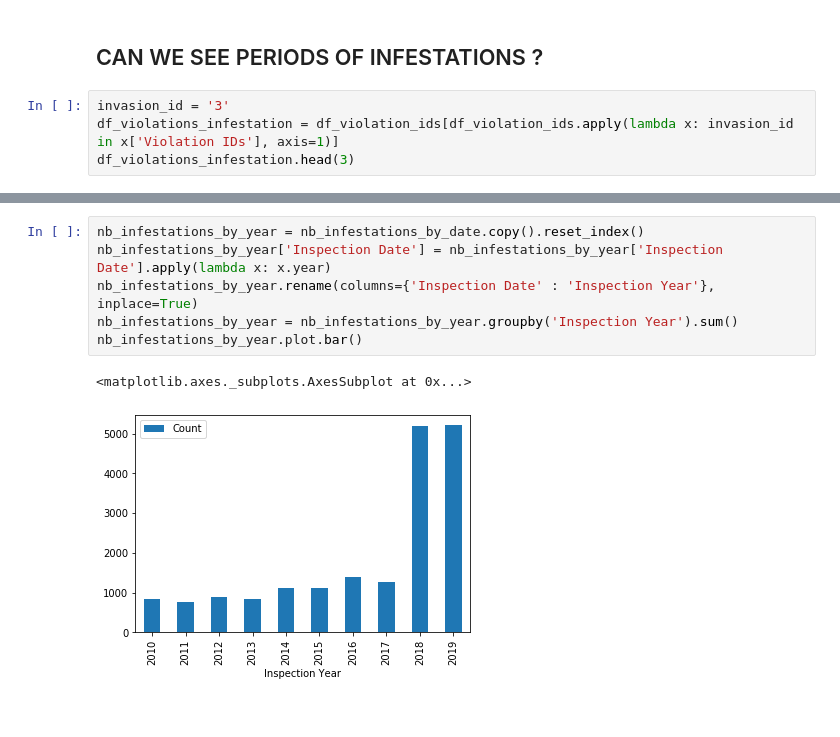
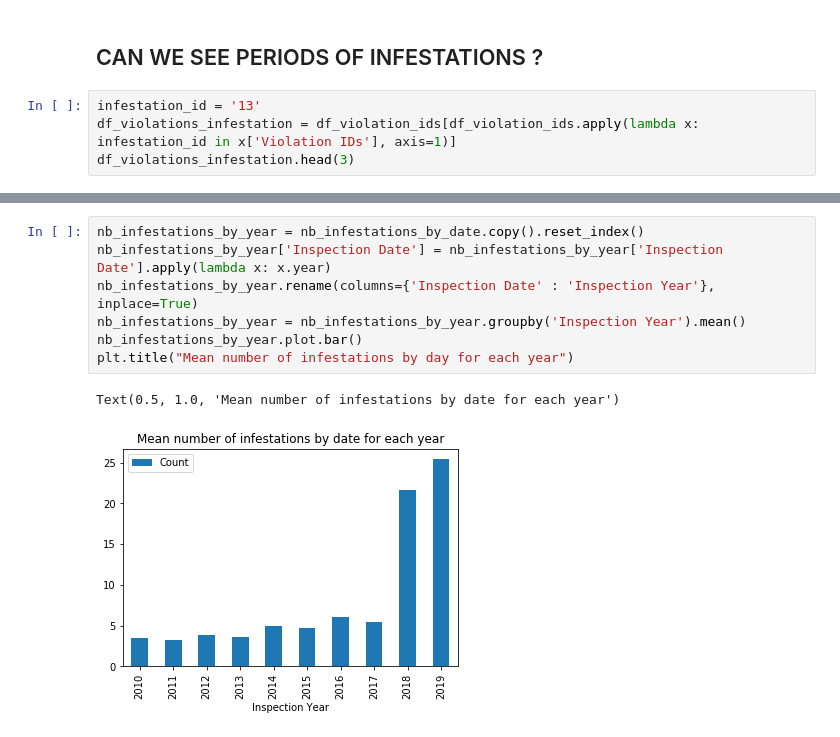
Before and after one commit to VodopaDev/CS401-Chicago-Crime-Analysis, a Jupyter notebook: violations.ipynb, the cells around one changed output, grey strips where cells are left out. Drawn from its saved outputs; the diff is of its cells as text.

```diff
--- a/violations.ipynb
+++ b/violations.ipynb
@@ -384,8 +384,8 @@ mean_nb_violations_by_risk
 # %% [markdown]
 ## CAN WE SEE PERIODS OF INFESTATIONS ? ##
 # %%
-invasion_id = '3'
-df_violations_infestation = df_violation_ids[df_violation_ids.apply(lambda x: invasion_id in x['Violation IDs'], axis=1)]
+infestation_id = '13'
+df_violations_infestation = df_violation_ids[df_violation_ids.apply(lambda x: infestation_id in x['Violation IDs'], axis=1)]
 df_violations_infestation.head(3)
 # %% [output]
 |  | Inspection ID | DBA Name | AKA Name | License # | Facility Type | Risk | Address | Zip | ... |
@@ -406,9 +409,10 @@ for i, tick in enumerate(ax.xaxis.get_major_ticks()):
 # %%
 nb_infestations_by_year = nb_infestations_by_date.copy().reset_index()
 nb_infestations_by_year['Inspection Date'] = nb_infestations_by_year['Inspection Date'].apply(lambda x: x.year)
 nb_infestations_by_year.rename(columns={'Inspection Date' : 'Inspection Year'}, inplace=True)
-nb_infestations_by_year = nb_infestations_by_year.groupby('Inspection Year').sum()
+nb_infestations_by_year = nb_infestations_by_year.groupby('Inspection Year').mean()
 nb_infestations_by_year.plot.bar()
+plt.title("Mean number of infestations by day for each year")
 # %% [output]
-<matplotlib.axes._subplots.AxesSubplot at 0x...>
+Text(0.5, 1.0, 'Mean number of infestations by date for each year')
-[figure, old version]
+[figure, new version]
```
Also changed, not shown: parts of 15 cells of this notebook.
